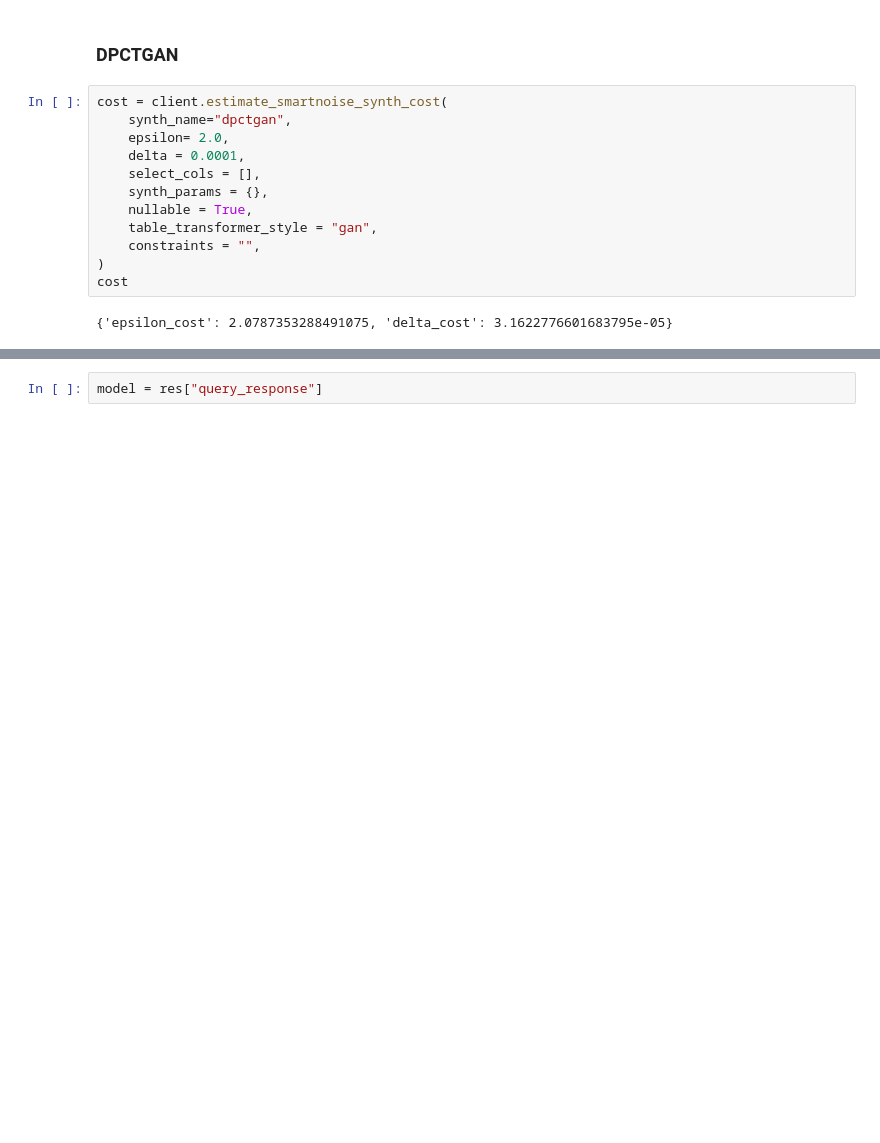
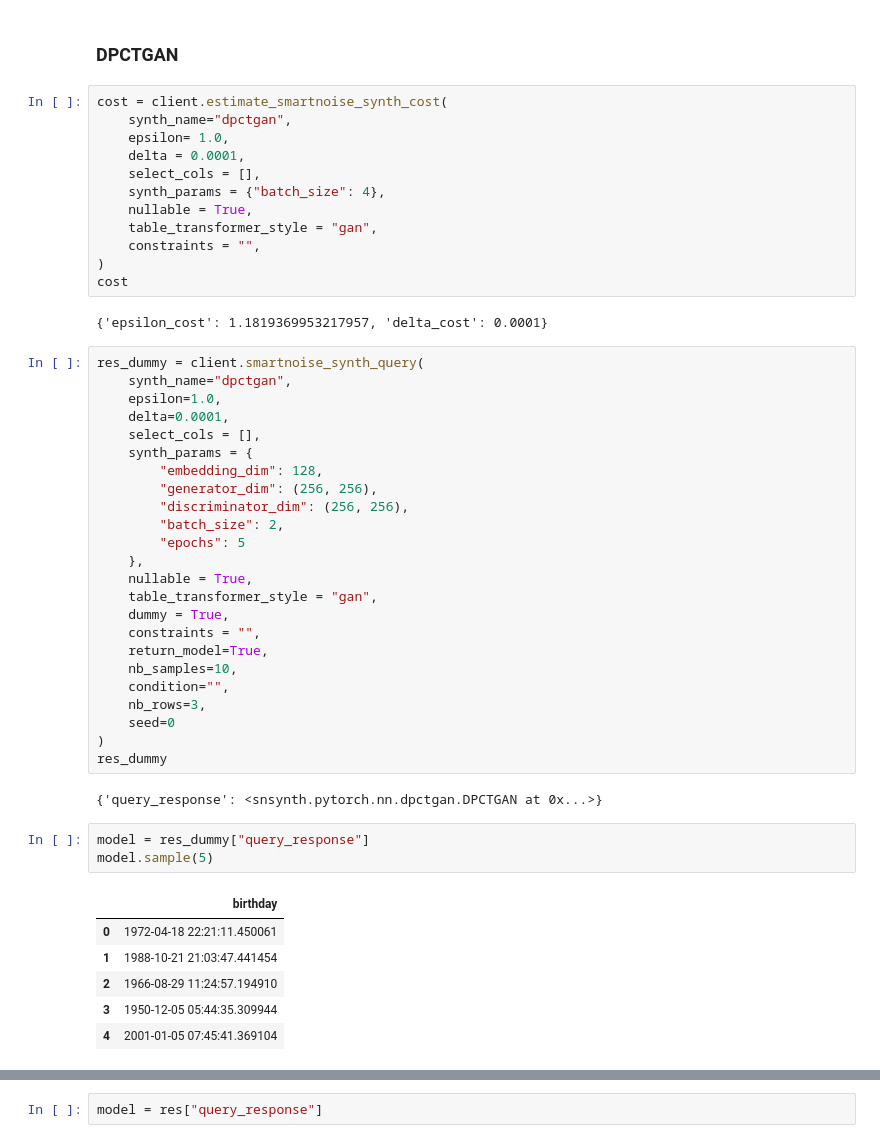
Before and after one commit to dscc-admin-ch/lomas, a Jupyter notebook: client/notebooks/SmartnoiseSynth.ipynb, the cells around one changed output, grey strips where cells are left out. Cells and saved outputs as stored; diff of their text form; blank space fills up the shorter version.

```diff
--- a/client/notebooks/SmartnoiseSynth.ipynb
+++ b/client/notebooks/SmartnoiseSynth.ipynb
@@ -19,17 +297,53 @@ Server error status 403: {"UnauthorizedAccessException":"User BirthdayGirl does
 # %%
 cost = client.estimate_smartnoise_synth_cost(
     synth_name="dpctgan",
-    epsilon= 2.0,
+    epsilon= 1.0,
     delta = 0.0001,
     select_cols = [],
-    synth_params = {},
+    synth_params = {"batch_size": 4},
     nullable = True,
     table_transformer_style = "gan",
     constraints = "",
 )
 cost
 # %% [output]
-{'epsilon_cost': 2.0787353288491075, 'delta_cost': 3.1622776601683795e-05}
+{'epsilon_cost': 1.1819369953217957, 'delta_cost': 0.0001}
+# %%
+res_dummy = client.smartnoise_synth_query(
+    synth_name="dpctgan",
+    epsilon=1.0,
+    delta=0.0001,
+    select_cols = [],
+    synth_params = {
+        "embedding_dim": 128,
+        "generator_dim": (256, 256),
+        "discriminator_dim": (256, 256),
+        "batch_size": 2,
+        "epochs": 5
+    },
+    nullable = True,
+    table_transformer_style = "gan",
+    dummy = True,
+    constraints = "",
+    return_model=True,
+    nb_samples=10,
+    condition="",
+    nb_rows=3,
+    seed=0
+)
+res_dummy
+# %% [output]
+{'query_response': <snsynth.pytorch.nn.dpctgan.DPCTGAN at 0x...>}
+# %%
+model = res_dummy["query_response"]
+model.sample(5)
+# %% [output]
+|  | birthday |
+| 0 | 1972-04-18 22:21:11.450061 |
+| 1 | 1988-10-21 21:03:47.441454 |
+| 2 | 1966-08-29 11:24:57.194910 |
+| 3 | 1950-12-05 05:44:35.309944 |
+| 4 | 2001-01-05 07:45:41.369104 |
 # %%
 res = client.smartnoise_synth_query(
     synth_name="dpctgan",
```
Also changed, not shown: parts of 30 cells of this notebook, 11 other files.
